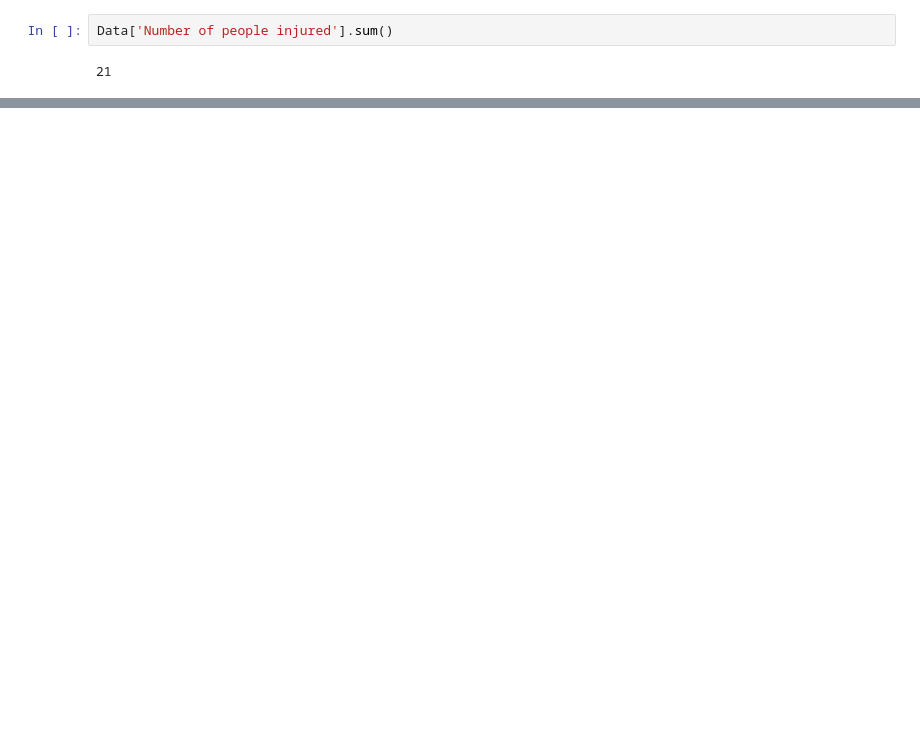
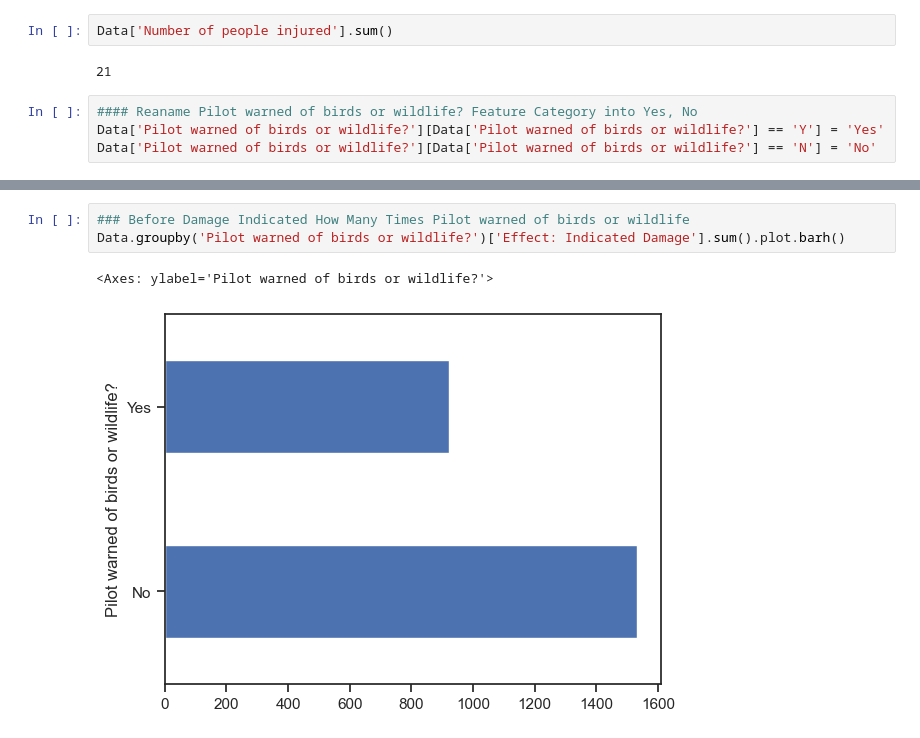
Before and after one commit to UsmanAhamed12/Data-Analyst-Intern-Project, a Jupyter notebook: BIRD STRIKES PROJECT/BIRD STRIKES ANALYSIS.ipynb, the cells around one changed output, grey strips where cells are left out. Cells and saved outputs as stored; diff of their text form; blank space fills up the shorter version.

```diff
--- a/BIRD STRIKES PROJECT/BIRD STRIKES ANALYSIS.ipynb
+++ b/BIRD STRIKES PROJECT/BIRD STRIKES ANALYSIS.ipynb
@@ -793,3 +814,7 @@ Data[(Data['Altitude bin'] == '> 1000 ft') & (Data['Number of people injured'] >
 Data['Number of people injured'].sum()
 # %% [output]
 21
+# %%
+#### Reaname Pilot warned of birds or wildlife? Feature Category into Yes, No
+Data['Pilot warned of birds or wildlife?'][Data['Pilot warned of birds or wildlife?'] == 'Y'] = 'Yes'
+Data['Pilot warned of birds or wildlife?'][Data['Pilot warned of birds or wildlife?'] == 'N'] = 'No'
@@ -795,0 +830,6 @@ Data['Number of people injured'].sum()
+# %%
+### Before Damage Indicated How Many Times Pilot warned of birds or wildlife
+Data.groupby('Pilot warned of birds or wildlife?')['Effect: Indicated Damage'].sum().plot.barh()
+# %% [output]
+<Axes: ylabel='Pilot warned of birds or wildlife?'>
+[figure, added]
```
Also changed, not shown: parts of 8 cells of this notebook.
